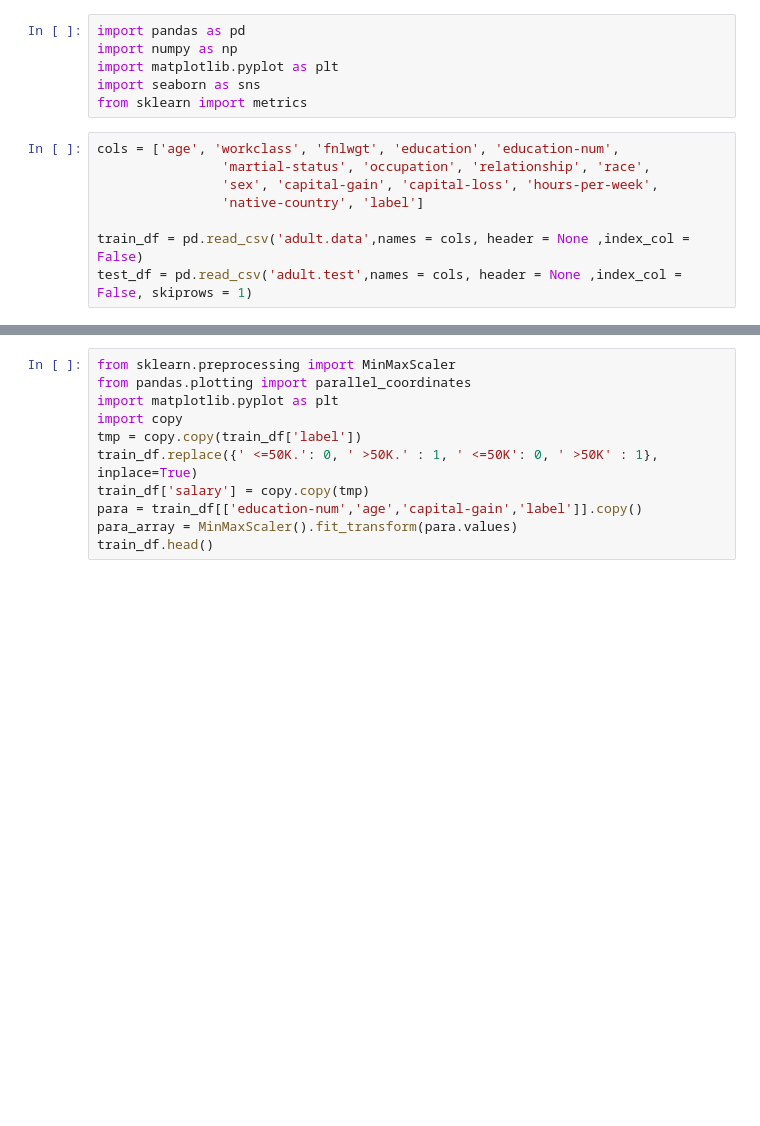
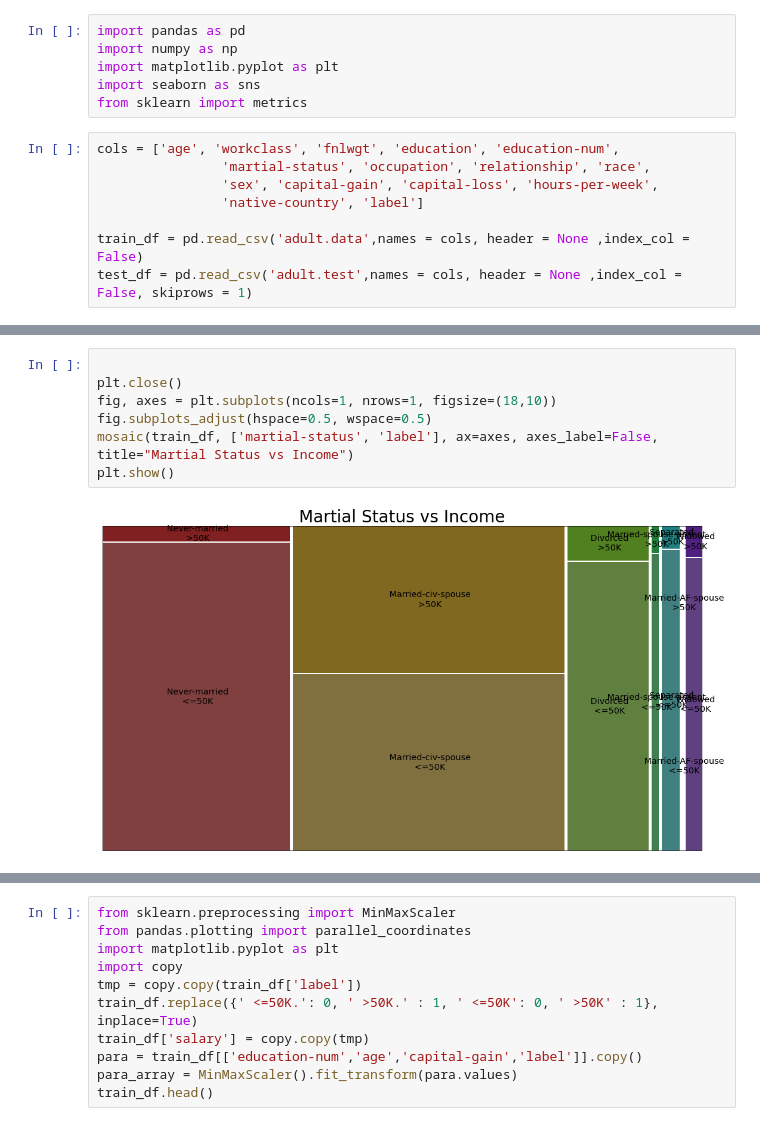
Before and after one commit to rostyhn/CSE578FinalProject, a Jupyter notebook: Sang-Hun_Project (2) - RH.ipynb, the cells around one changed output, grey strips where cells are left out. Cells and saved outputs as stored; diff of their text form; blank space fills up the shorter version.

```diff
--- a/Sang-Hun_Project (2) - RH.ipynb
+++ b/Sang-Hun_Project (2) - RH.ipynb
@@ -43 +71,10 @@ train_df.head()
+# %%
+
+plt.close()
+fig, axes = plt.subplots(ncols=1, nrows=1, figsize=(18,10))
+fig.subplots_adjust(hspace=0.5, wspace=0.5)
+mosaic(train_df, ['martial-status', 'label'], ax=axes, axes_label=False, title="Martial Status vs Income")
+plt.show()
+# %% [output]
+[figure, added]
 # %%
```
Also changed, not shown: parts of 7 cells of this notebook.
